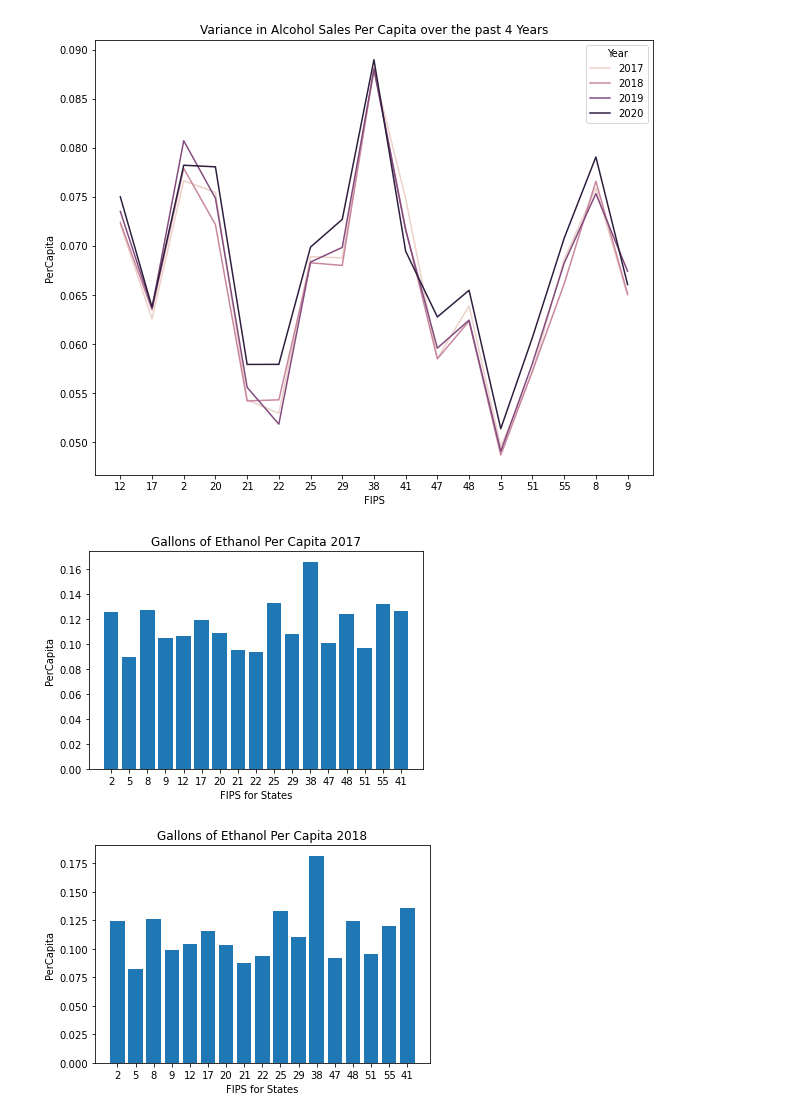
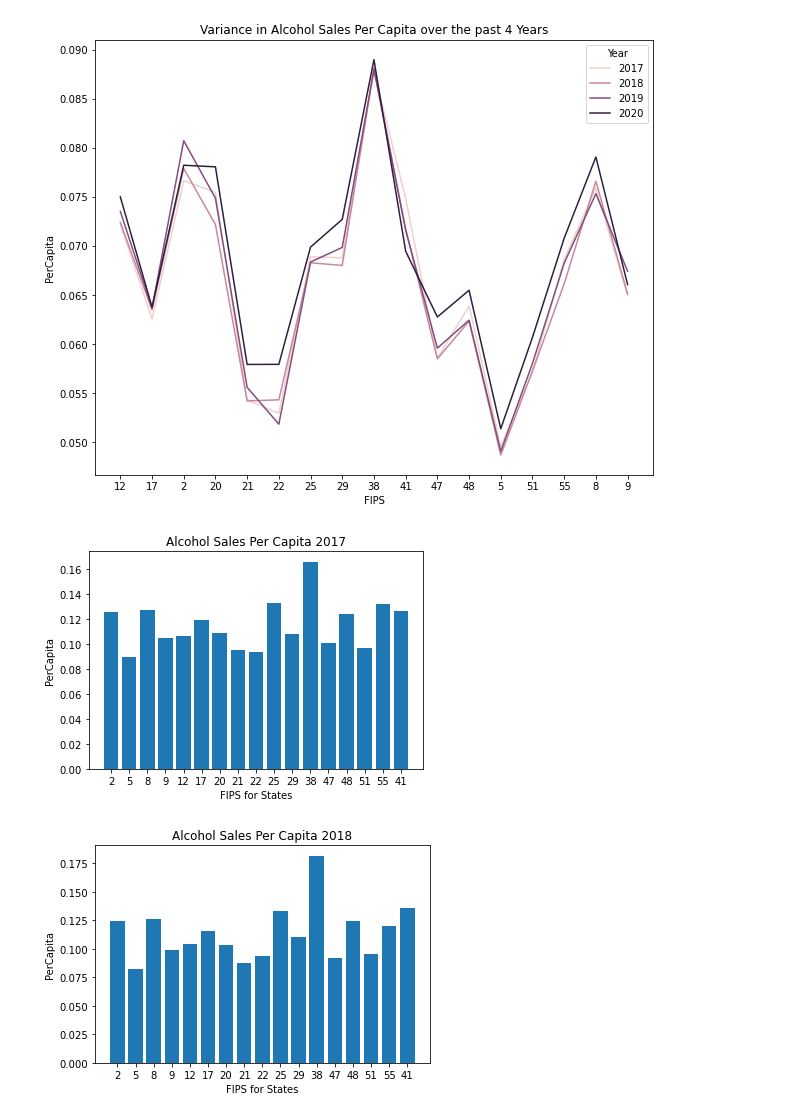
Before and after one commit to teresaflicek/Covid19-Societal-Impacts, a Jupyter notebook: AlcoholSalesDuringCovid.ipynb, the cells around one changed output. Drawn from its saved outputs; the diff is of its cells as text; code cells hidden in the pictures.

```diff
--- a/AlcoholSalesDuringCovid.ipynb
+++ b/AlcoholSalesDuringCovid.ipynb
@@ -374,25 +374,25 @@ plt.savefig('Plot PNGs/Variance in Alcohol Sales Per Capita over the past 4 year
 # %%
 #2017 bar chart for gallons of ethanol per state
 plt.bar(df17['FIPS'],df17['PerCapita'])
 plt.xlabel("FIPS for States")
 plt.ylabel("PerCapita")
-plt.title("Gallons of Ethanol Per Capita 2017")
+plt.title("Alcohol Sales Per Capita 2017")
 
 #save fig
 plt.savefig('Plot PNGs/Bar Chart for Alcohol Sales 2017')
 # %% [output]
-[figure, old version]
+[figure, new version]
 # %%
 #2018 bar chart for gallons of ethanol per state
 plt.bar(df18['FIPS'],df18['PerCapita'])
 plt.xlabel("FIPS for States")
 plt.ylabel("PerCapita")
-plt.title("Gallons of Ethanol Per Capita 2018")
+plt.title("Alcohol Sales Per Capita 2018")
 
 #save fig
 plt.savefig('Plot PNGs/Bar Chart for Alcohol Sales 2018')
 # %% [output]
-[figure, old version]
+[figure, new version]
 # %%
 #2019 bar chart for gallons of ethanol per state
 plt.bar(df19['FIPS'],df19['PerCapita'])
```
Also changed, not shown: parts of 2 cells of this notebook, 12 other files.
